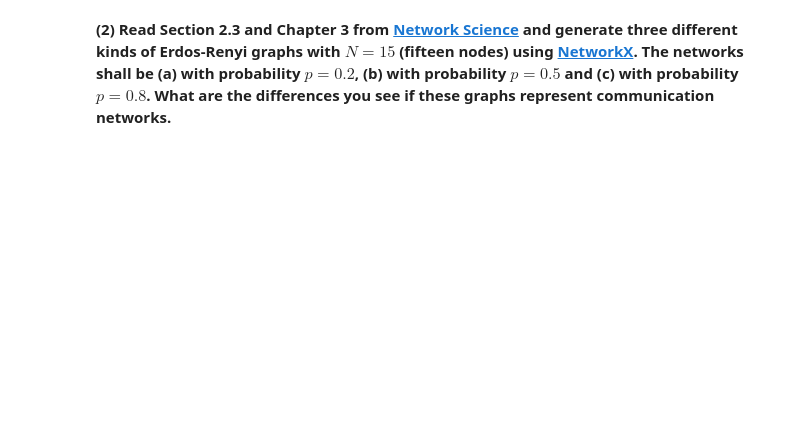
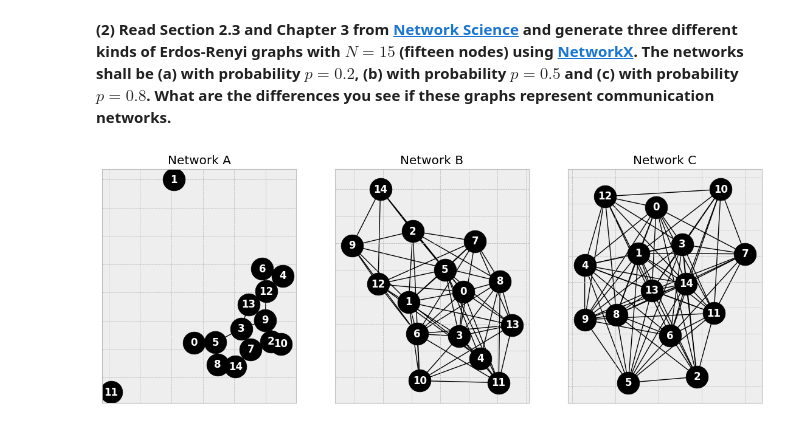
Before and after one commit to 3p10/intro-iot-systems, a Jupyter notebook: Week 5/homework-w5.ipynb, the cells around one changed output. Drawn from its saved outputs; the diff is of its cells as text; code cells hidden in the pictures; blank space fills up the shorter version.

```diff
--- a/Week 5/homework-w5.ipynb
+++ b/Week 5/homework-w5.ipynb
@@ -118,0 +121,21 @@ The networks shall be (a)  with probability $p=0.2$, (b) with probability $p=0.5
+# %%
+A = nx.erdos_renyi_graph(15, 0.2)
+B = nx.erdos_renyi_graph(15, 0.5)
+C = nx.erdos_renyi_graph(15, 0.8)
+
+plt.figure(figsize=(14,5))
+ax1 = plt.subplot(1,3,1)
+ax1.set_title("Network A")
+nx.draw_networkx(A, node_color='black', font_color='white', edge_color='black', font_weight='bold',  node_size=700)
+
+ax2 = plt.subplot(1,3,2)
+ax2.set_title("Network B")
+nx.draw_networkx(B, node_color='black', font_color='white', edge_color='black', font_weight='bold',  node_size=700)
+
+ax3 = plt.subplot(1,3,3)
+ax3.set_title("Network C")
+nx.draw_networkx(C, node_color='black', font_color='white', edge_color='black', font_weight='bold',  node_size=700)
+
+plt.show()
+# %% [output]
+[figure, added]
```
Also changed, not shown: parts of 5 cells of this notebook.
